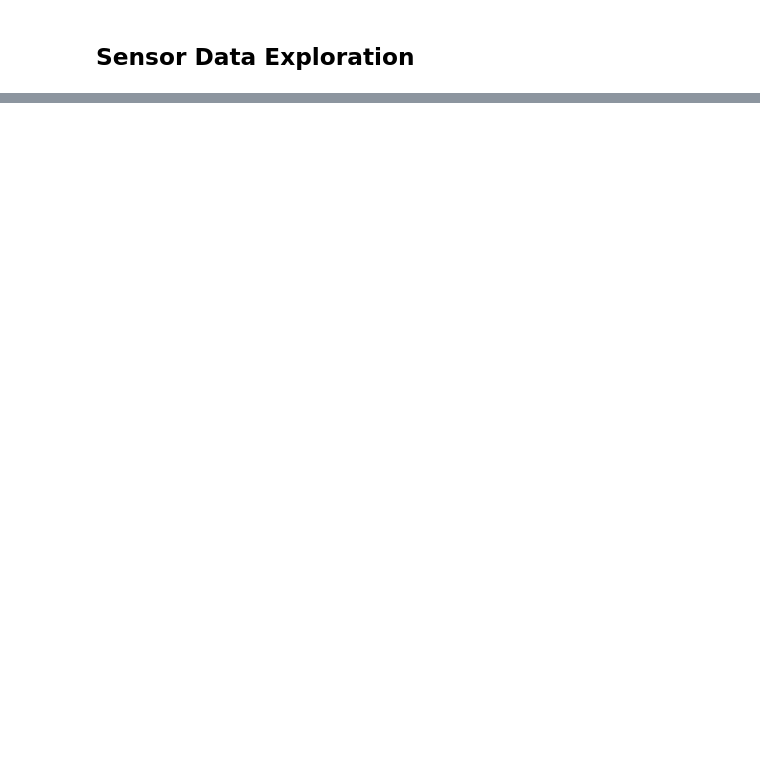
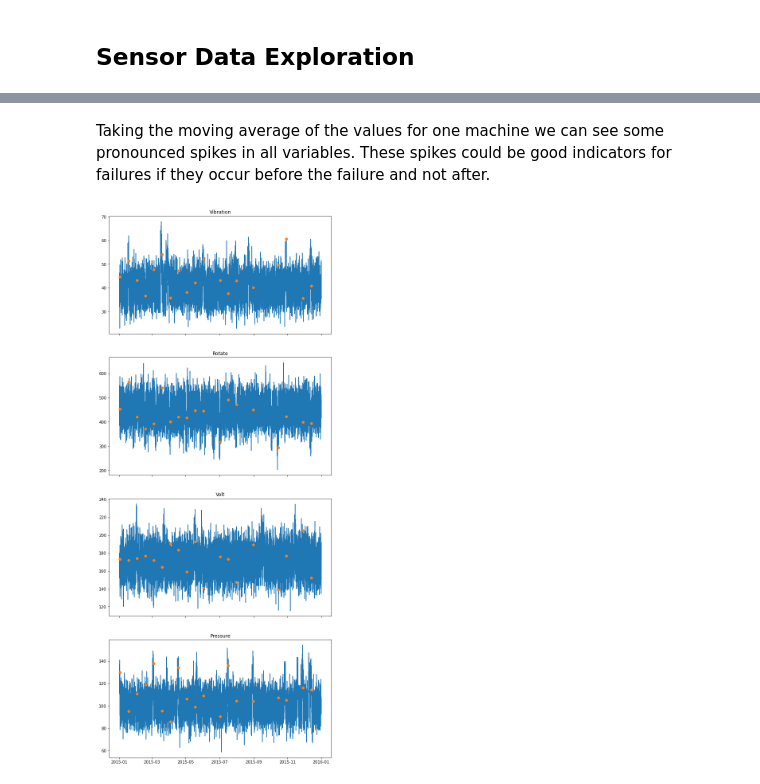
Before and after one commit to scosam/PredictiveMaintenance, a Jupyter notebook: notebooks/EDA.ipynb, the cells around one changed output, grey strips where cells are left out. Drawn from its saved outputs; the diff is of its cells as text; code cells hidden in the pictures; blank space fills up the shorter version.

```diff
--- a/notebooks/EDA.ipynb
+++ b/notebooks/EDA.ipynb
@@ -319,0 +365,27 @@ err_log
+# %% [markdown]
+Taking the moving average of the values for one machine we can see some pronounced spikes in all variables. These spikes could be good indicators for failures if they occur before the failure and not after.
+# %%
+fail_dts = fail_log[(fail_log['machineID'] == 99) & (fail_log['failure'] == 1)].datetime
+mach_99['fail_time'] = mach_99.index.isin(fail_dts.tolist())
+
+fig, ax = plt.subplots(4, 1, sharex=True, figsize=(10,25))
+
+ax[0].plot(mach_99.index, mach_99['vibration'])
+ax[0].plot(mach_99[mach_99['fail_time'] == True].index, mach_99[mach_99['fail_time'] == True].vibration, marker='o', linestyle='')
+ax[0].set_title('Vibration')
+
+ax[1].plot(mach_99.index, mach_99['rotate'])
+ax[1].plot(mach_99[mach_99['fail_time'] == True].index, mach_99[mach_99['fail_time'] == True].rotate, marker='o', linestyle='')
+ax[1].set_title('Rotate')
+
+ax[2].plot(mach_99.index, mach_99['volt'])
+ax[2].plot(mach_99[mach_99['fail_time'] == True].index, mach_99[mach_99['fail_time'] == True].volt, marker='o', linestyle='')
+ax[2].set_title('Volt')
+
+ax[3].plot(mach_99.index, mach_99['pressure'])
+ax[3].plot(mach_99[mach_99['fail_time'] == True].index, mach_99[mach_99['fail_time'] == True].pressure, marker='o', linestyle='')
+ax[3].set_title('Pressure')
+
+plt.show()
+# %% [output]
+[figure, added]
```
Also changed, not shown: parts of 15 cells of this notebook.
